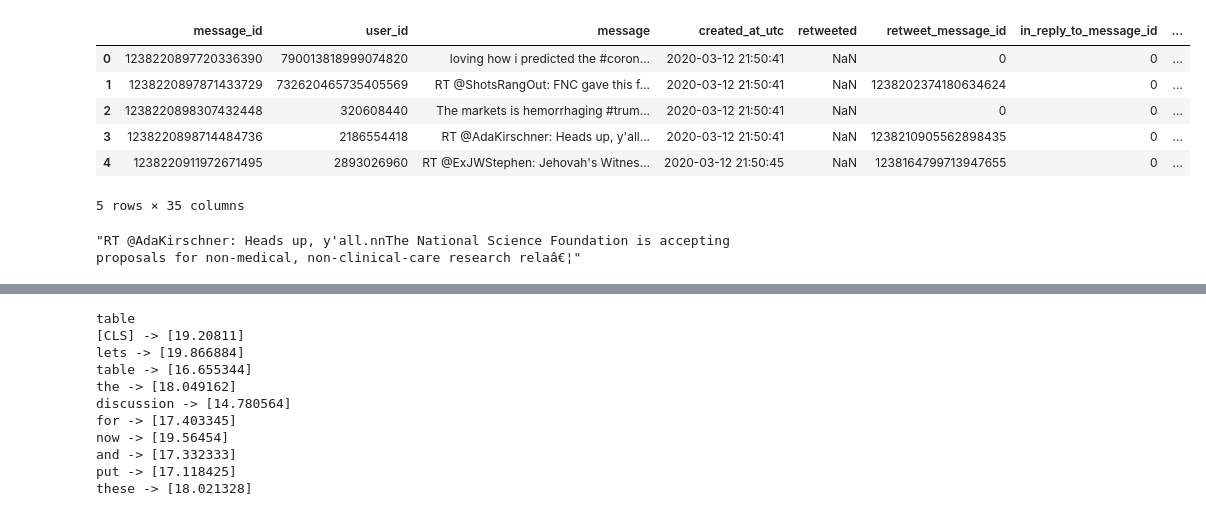
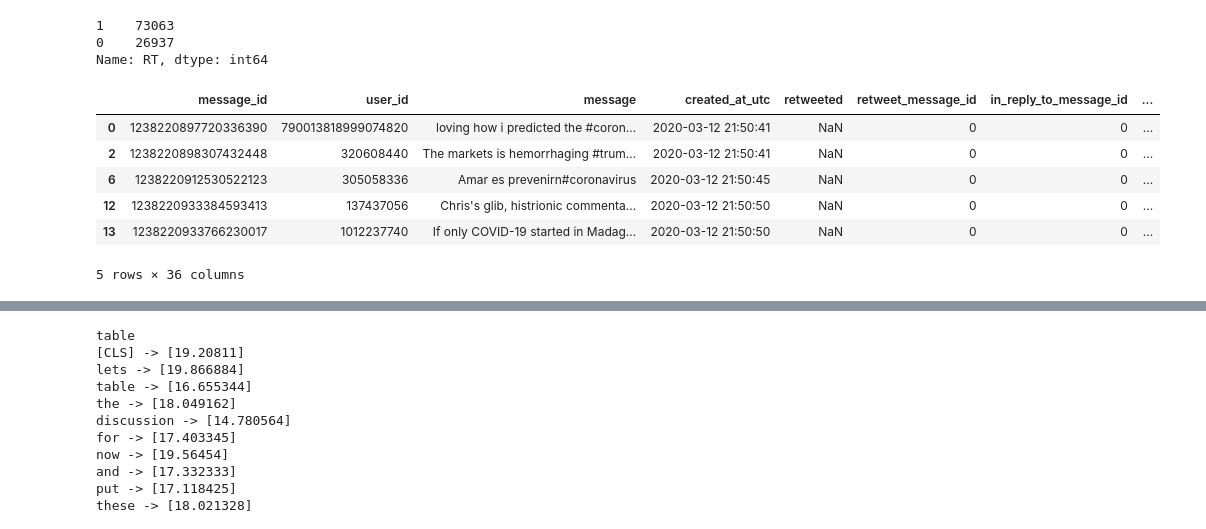
Before and after one commit to rsk2327/Covid-Symptoms-NLP, a Jupyter notebook: Covid LanguageModeling.ipynb, the cells around one changed output, grey strips where cells are left out. Cells and saved outputs as stored; diff of their text form; code cells hidden in the pictures.

```diff
--- a/Covid LanguageModeling.ipynb
+++ b/Covid LanguageModeling.ipynb
@@ -25,2 +31,2 @@ fileList
 # %%
-df = pd.read_csv(os.path.join(dataFolder, fileList[0]), nrows = 100000)
+df = pd.read_csv(os.path.join(dataFolder, fileList[0]))
@@ -27,14 +46,18 @@ df = pd.read_csv(os.path.join(dataFolder, fileList[0]), nrows = 100000)
+# %%
+df['RT'] = df.message.apply(lambda x : 1 if x[:2]=='RT' else 0)
+# %%
+df.RT.value_counts()
+# %% [output]
+1    73063
+0    26937
+Name: RT, dtype: int64
 # %%
-df.head()
+df[df.RT==0].head()
 # %% [output]
 |  | message_id | user_id | message | created_at_utc | retweeted | retweet_message_id | in_reply_to_message_id | ... |
 | 0 | 1238220897720336390 | 790013818999074820 | loving how i predicted the #coron... | 2020-03-12 21:50:41 | NaN | 0 | 0 | ... |
-| 1 | 1238220897871433729 | 732620465735405569 | RT @ShotsRangOut: FNC gave this f... | 2020-03-12 21:50:41 | NaN | 1238202374180634624 | 0 | ... |
 | 2 | 1238220898307432448 | 320608440 | The markets is hemorrhaging #trum... | 2020-03-12 21:50:41 | NaN | 0 | 0 | ... |
-| 3 | 1238220898714484736 | 2186554418 | RT @AdaKirschner: Heads up, y'all... | 2020-03-12 21:50:41 | NaN | 1238210905562898435 | 0 | ... |
-| 4 | 1238220911972671495 | 2893026960 | RT @ExJWStephen: Jehovah's Witnes... | 2020-03-12 21:50:45 | NaN | 1238164799713947655 | 0 | ... |
+| 6 | 1238220912530522123 | 305058336 | Amar es prevenirn#coronavirus | 2020-03-12 21:50:45 | NaN | 0 | 0 | ... |
+| 12 | 1238220933384593413 | 137437056 | Chris's glib, histrionic commenta... | 2020-03-12 21:50:50 | NaN | 0 | 0 | ... |
+| 13 | 1238220933766230017 | 1012237740 | If only COVID-19 started in Madag... | 2020-03-12 21:50:50 | NaN | 0 | 0 | ... |
-5 rows × 35 columns
+5 rows × 36 columns
-# %%
-df.iloc[3]['message']
-# %% [output]
-"RT @AdaKirschner: Heads up, y'all.nnThe National Science Foundation is accepting proposals for non-medical, non-clinical-care research relaâ€¦"
```
Also changed, not shown: parts of 44 cells of this notebook.
